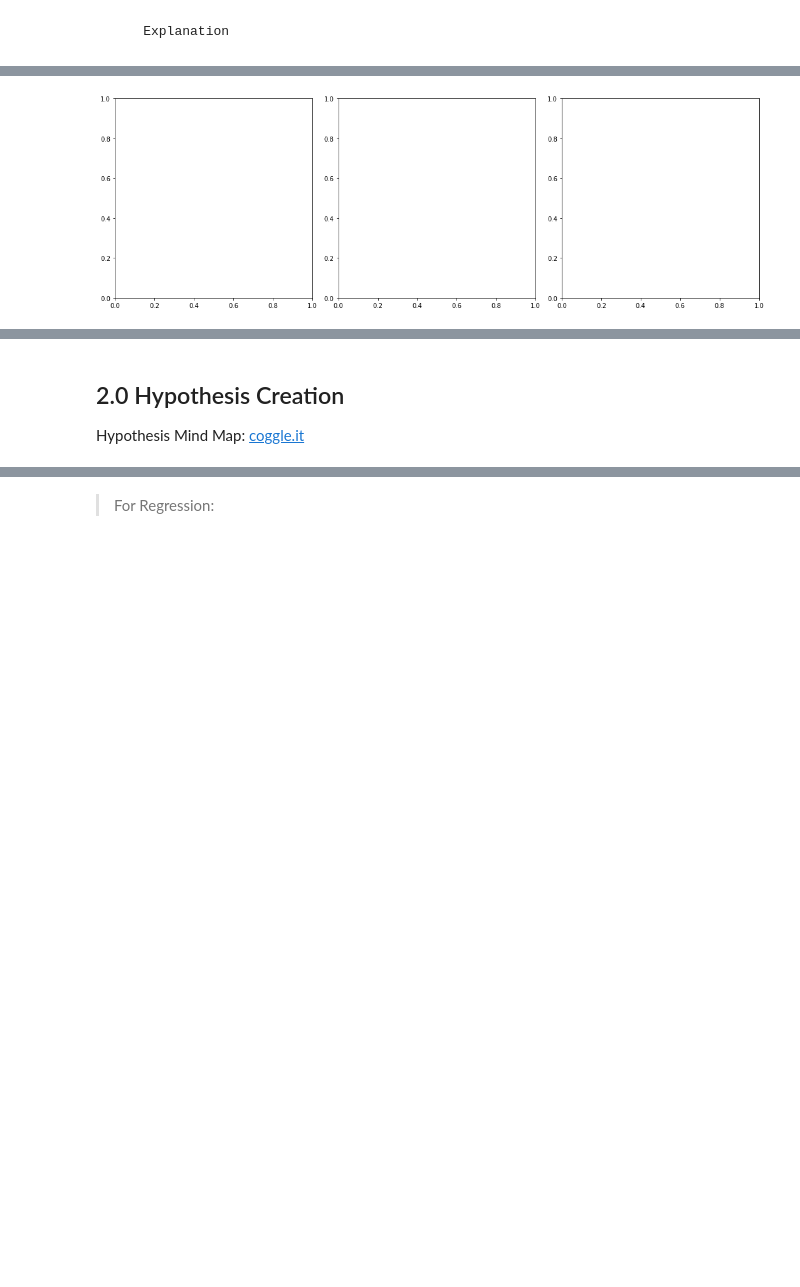
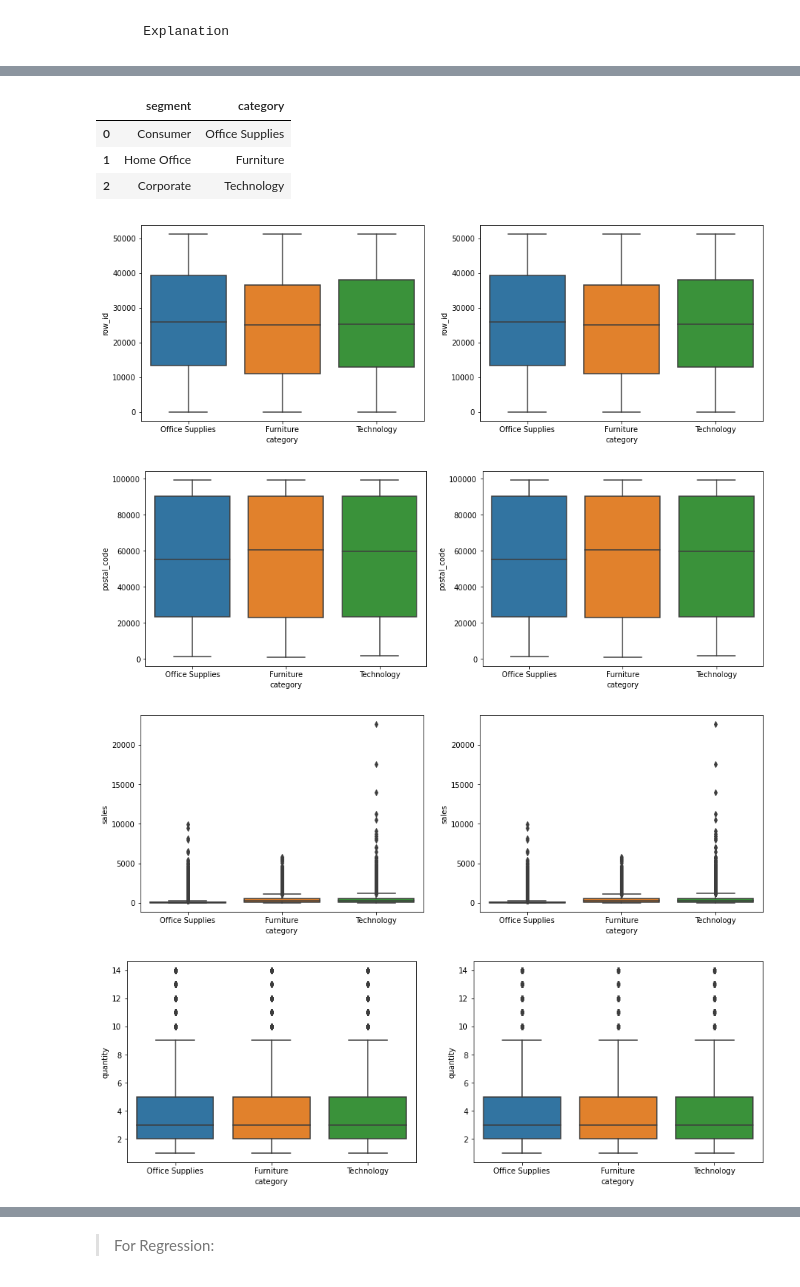
Before and after one commit to pauloreis-ds/projects, a Jupyter notebook: Data Science Pipeline.ipynb, the cells around one changed output, grey strips where cells are left out. Cells and saved outputs as stored; diff of their text form; code cells hidden in the pictures; blank space fills up the shorter version.

```diff
--- a/Data Science Pipeline.ipynb
+++ b/Data Science Pipeline.ipynb
@@ -157,0 +266,17 @@ class Directory:
+# %%
+def fig(x=15, y=5, set_as_global=False, reset_to_default=False):
+    """ Adjust size of matplotlib figure
+
+    :param x: figure width.
+    :param y: figure height.
+    :param set_as_global: bool.
+        If True, then it sets "x" and "y" axis for all subsequent plots.
+    :param reset_to_default: bool.
+        If True, then it resets the global figure size back to default.
+    """
+    if set_as_global:
+        plt.rcParams["figure.figsize"] = (x, y)
+    elif reset_to_default:
+        plt.rcParams["figure.figsize"] = plt.rcParamsDefault["figure.figsize"]
+    else:
+        plt.figure(figsize=(x,y))
@@ -316,5 +565,6 @@ directory = Directory(__file__)
 # %%
 %%time
-raw_data = pd.read_csv("data/churn.csv")#.drop(columns="ID")
+data_path = ""
+raw_data = pd.read_csv(data_path, encoding_errors='ignore')
 raw_data.head(3)
 # %% [output]
@@ -338,7 +595,7 @@ Index(['RowNumber', 'CustomerId', 'Surname', 'CreditScore', 'Geography',
       dtype='object')
 # %%
-# .lower().replace(' ', '_')
-snakecase = lambda x: inflection.underscore(x)
+# snakecase = lambda x: inflection.underscore(x)
+snakecase = lambda x: str(x).lower().replace(' ', '_').replace('-', '_')
 data.columns = map(snakecase, data.columns)
 data.columns
 # %% [output]
@@ -404,6 +673,8 @@ describe_data(data)
 data['column_name'] = data['column_name'].astype('bool')
 # %%
 data['column_name'] = data['column_name'].astype( int )
+# %%
+data['order_date'] = pd.to_datetime(data['order_date'])
 # %%
 describe_data(data)
 # %% [markdown]
@@ -469,21 +753,29 @@ gender          2
 dtype: int64
 # %%
-cols = ['gender', 'geography']
+cols = ['category1', 'category2']
 get_categories(categorical_attributes[cols])
+# %% [output]
+|  | segment | category |
+| 0 | Consumer | Office Supplies |
+| 1 | Home Office | Furniture |
+| 2 | Corporate | Technology |
 # %%
 numerical_columns = numerical_attributes.select_dtypes(include=['int64','float64'], exclude=['bool']).columns
 # %%
 rows = len(numerical_columns); columns = categorical_attributes.shape[1]; plot = 0
 
 for n_attribute in numerical_columns:
-    plt.figure(figsize=(15,20))
+    fig(130, 40)
     plot += 1
     plt.subplot( rows, columns, plot )
-    sns.boxplot( x='categorical_attribute_1', y = n_attribute, data=data )
+    sns.boxplot( x='category', y = n_attribute, data=data )
     plot += 1
     plt.subplot( rows, columns, plot )
-    sns.boxplot( x='categorical_attribute_2', y = n_attribute, data=data )
+    sns.boxplot( x='category', y = n_attribute, data=data )
 
-    print("\n\n"); plt.show()
+    plt.show()
 # %% [output]
-[figure, old version]
+[figure, new version]
+[figure, added]
+[figure, added]
+[figure, added]
@@ -490,4 +784,0 @@ for n_attribute in numerical_columns:
-# %% [markdown]
-## 2.0 Hypothesis Creation
-
-Hypothesis Mind Map: [coggle.it](https://coggle.it/)
```
Also changed, not shown: parts of 95 cells of this notebook.
